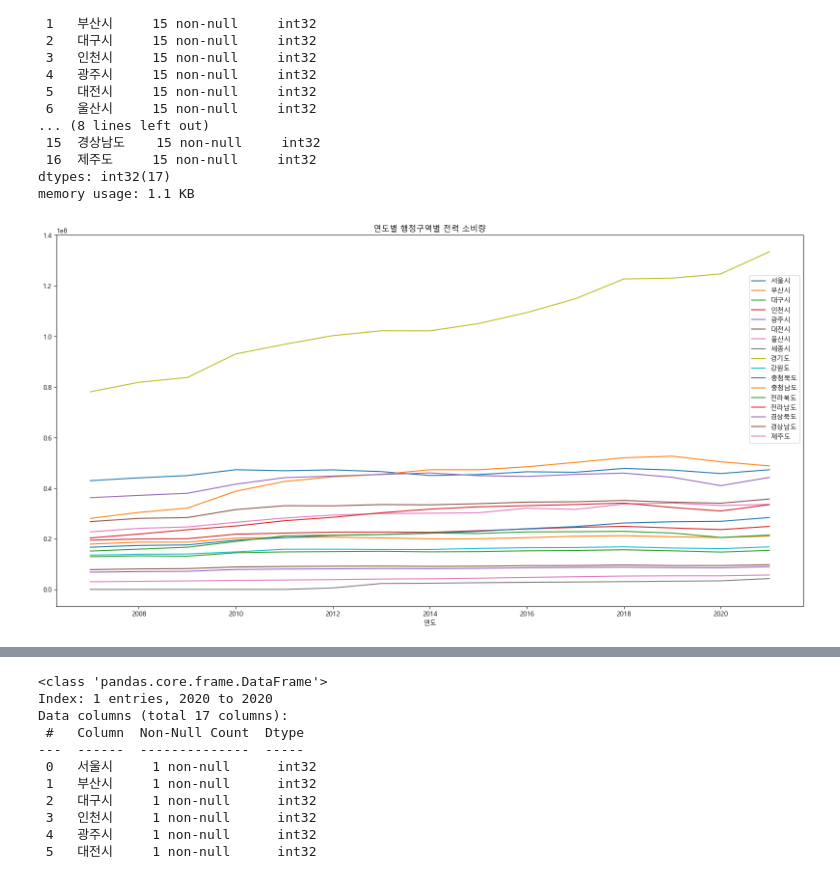
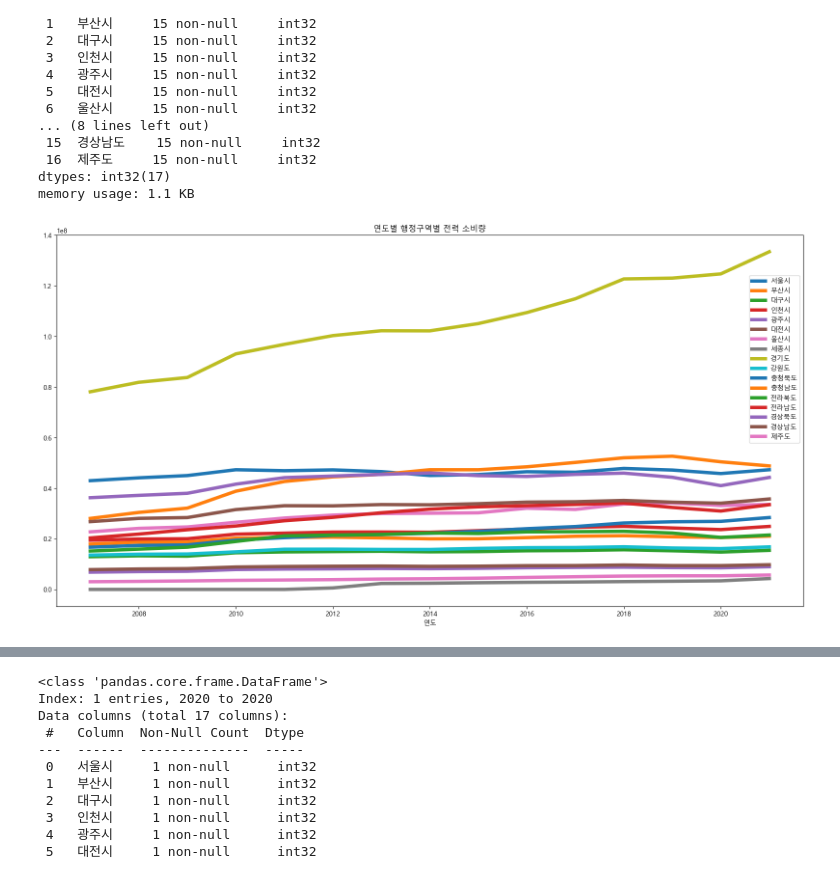
Before and after one commit to yunsunghwan1/KEPCO_sprint_3, a Jupyter notebook: chang_yong8/peopleeleccon2020.ipynb, the cells around one changed output, grey strips where cells are left out. Saved outputs shown, nothing was run; the diff lists cells and outputs as text; code cells hidden in the pictures.

```diff
--- a/chang_yong8/peopleeleccon2020.ipynb
+++ b/chang_yong8/peopleeleccon2020.ipynb
@@ -160,9 +160,9 @@ dtypes: int32(17)
 memory usage: 1.1 KB
 # %%
 # 꺾은 선 그래프 그리기
-locconelec_df.plot(figsize=(20, 10))
+locconelec_df.plot(figsize=(20, 10),linewidth='5')
 plt.legend(loc='upper right', bbox_to_anchor = (1, 0.9))
 plt.title('연도별 행정구역별 전력 소비량')
 plt.show()
 # %% [output]
-[figure, old version]
+[figure, new version]
```
Also changed, not shown: parts of 5 cells of this notebook, 4 other files.
